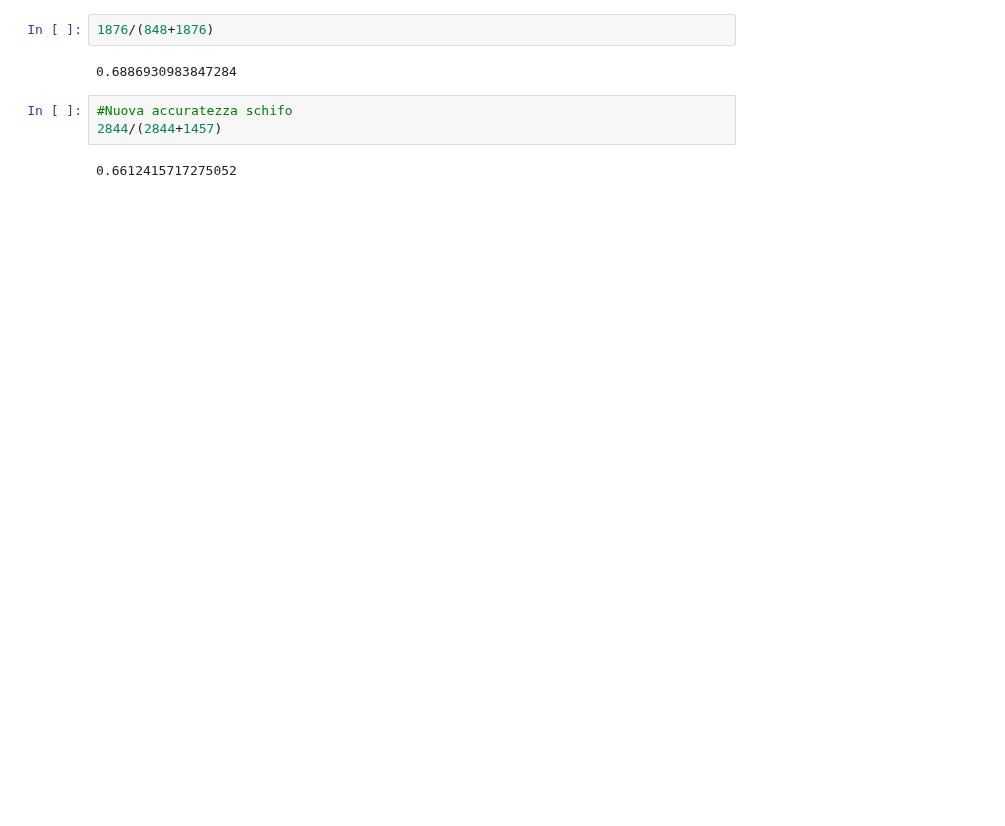
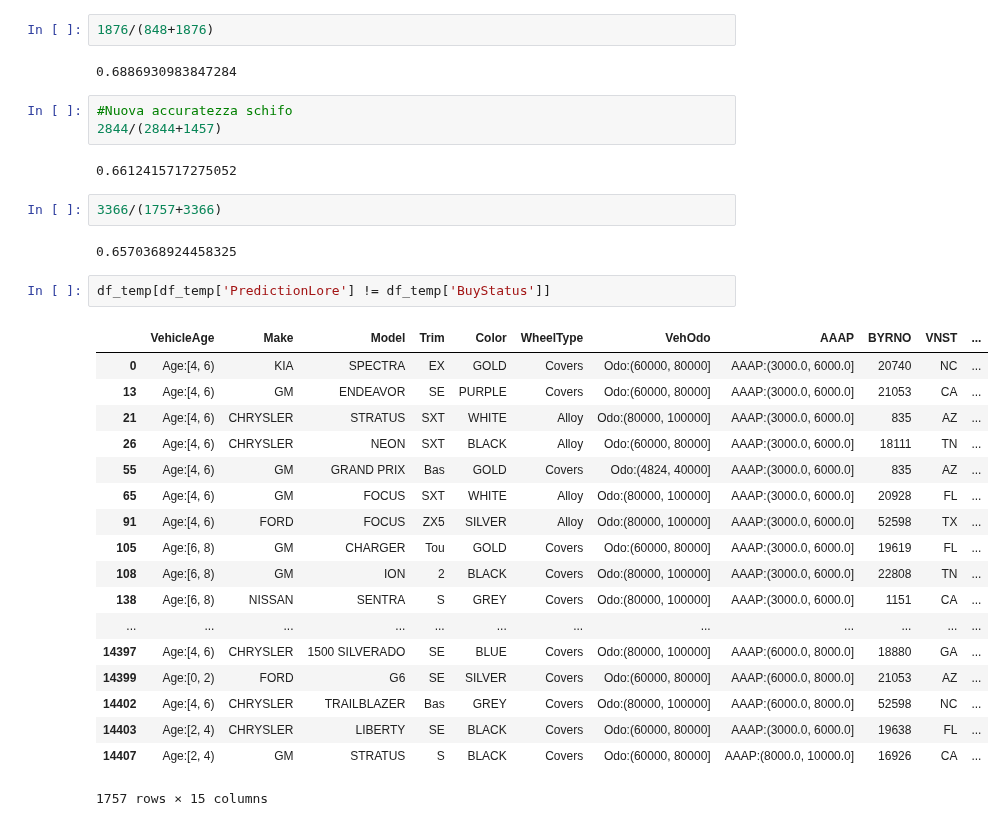
Before and after one commit to andybbruno/DataMining, a Jupyter notebook: AccuracySchifo.ipynb, the cells around one changed output. Saved outputs shown, nothing was run; the diff lists cells and outputs as text; blank space fills up the shorter version.

```diff
--- a/AccuracySchifo.ipynb
+++ b/AccuracySchifo.ipynb
@@ -320,3 +317,28 @@ len(df_temp[df_temp.PredictionLore != df_temp.BuyStatus])
 2844/(2844+1457)
 # %% [output]
 0.6612415717275052
+# %%
+3366/(1757+3366)
+# %% [output]
+0.6570368924458325
+# %%
+df_temp[df_temp['PredictionLore'] != df_temp['BuyStatus']]
+# %% [output]
+|  | VehicleAge | Make | Model | Trim | Color | WheelType | VehOdo | AAAP | BYRNO | VNST | ... |
+| 0 | Age:[4, 6) | KIA | SPECTRA | EX | GOLD | Covers | Odo:(60000, 80000] | AAAP:(3000.0, 6000.0] | 20740 | NC | ... |
+| 13 | Age:[4, 6) | GM | ENDEAVOR | SE | PURPLE | Covers | Odo:(60000, 80000] | AAAP:(3000.0, 6000.0] | 21053 | CA | ... |
+| 21 | Age:[4, 6) | CHRYSLER | STRATUS | SXT | WHITE | Alloy | Odo:(80000, 100000] | AAAP:(3000.0, 6000.0] | 835 | AZ | ... |
+| 26 | Age:[4, 6) | CHRYSLER | NEON | SXT | BLACK | Alloy | Odo:(60000, 80000] | AAAP:(3000.0, 6000.0] | 18111 | TN | ... |
+| 55 | Age:[4, 6) | GM | GRAND PRIX | Bas | GOLD | Covers | Odo:(4824, 40000] | AAAP:(3000.0, 6000.0] | 835 | AZ | ... |
+| 65 | Age:[4, 6) | GM | FOCUS | SXT | WHITE | Alloy | Odo:(80000, 100000] | AAAP:(3000.0, 6000.0] | 20928 | FL | ... |
+| 91 | Age:[4, 6) | FORD | FOCUS | ZX5 | SILVER | Alloy | Odo:(80000, 100000] | AAAP:(3000.0, 6000.0] | 52598 | TX | ... |
+| 105 | Age:[6, 8) | GM | CHARGER | Tou | GOLD | Covers | Odo:(60000, 80000] | AAAP:(3000.0, 6000.0] | 19619 | FL | ... |
+| 108 | Age:[6, 8) | GM | ION | 2 | BLACK | Covers | Odo:(80000, 100000] | AAAP:(3000.0, 6000.0] | 22808 | TN | ... |
+| 138 | Age:[6, 8) | NISSAN | SENTRA | S | GREY | Covers | Odo:(80000, 100000] | AAAP:(3000.0, 6000.0] | 1151 | CA | ... |
+| ... | ... | ... | ... | ... | ... | ... | ... | ... | ... | ... | ... |
+| 14397 | Age:[4, 6) | CHRYSLER | 1500 SILVERADO | SE | BLUE | Covers | Odo:(80000, 100000] | AAAP:(6000.0, 8000.0] | 18880 | GA | ... |
+| 14399 | Age:[0, 2) | FORD | G6 | SE | SILVER | Covers | Odo:(60000, 80000] | AAAP:(6000.0, 8000.0] | 21053 | AZ | ... |
+| 14402 | Age:[4, 6) | CHRYSLER | TRAILBLAZER | Bas | GREY | Covers | Odo:(80000, 100000] | AAAP:(6000.0, 8000.0] | 52598 | NC | ... |
+| 14403 | Age:[2, 4) | CHRYSLER | LIBERTY | SE | BLACK | Covers | Odo:(60000, 80000] | AAAP:(3000.0, 6000.0] | 19638 | FL | ... |
+| 14407 | Age:[2, 4) | GM | STRATUS | S | BLACK | Covers | Odo:(60000, 80000] | AAAP:(8000.0, 10000.0] | 16926 | CA | ... |
+1757 rows × 15 columns
```
Also changed, not shown: parts of 14 cells of this notebook.
